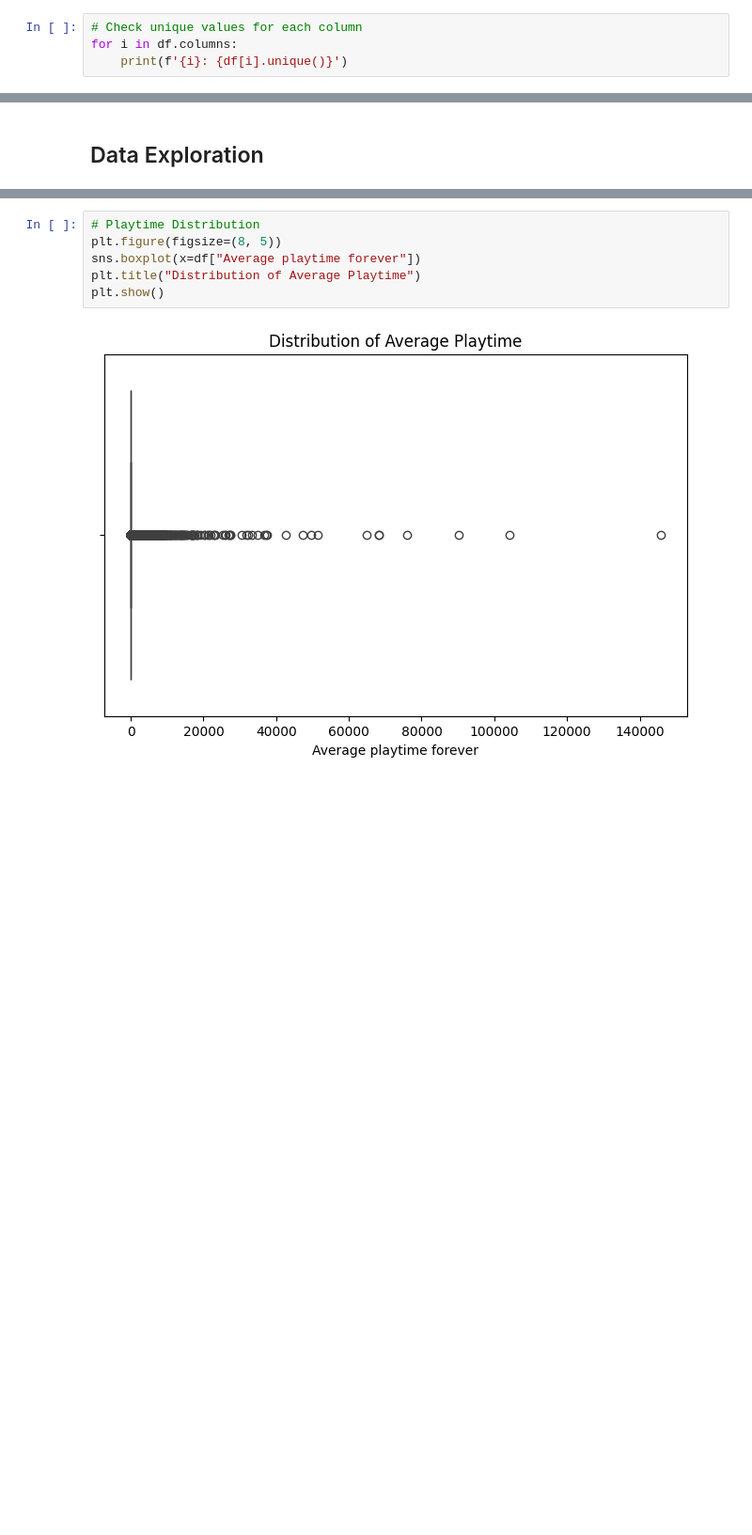
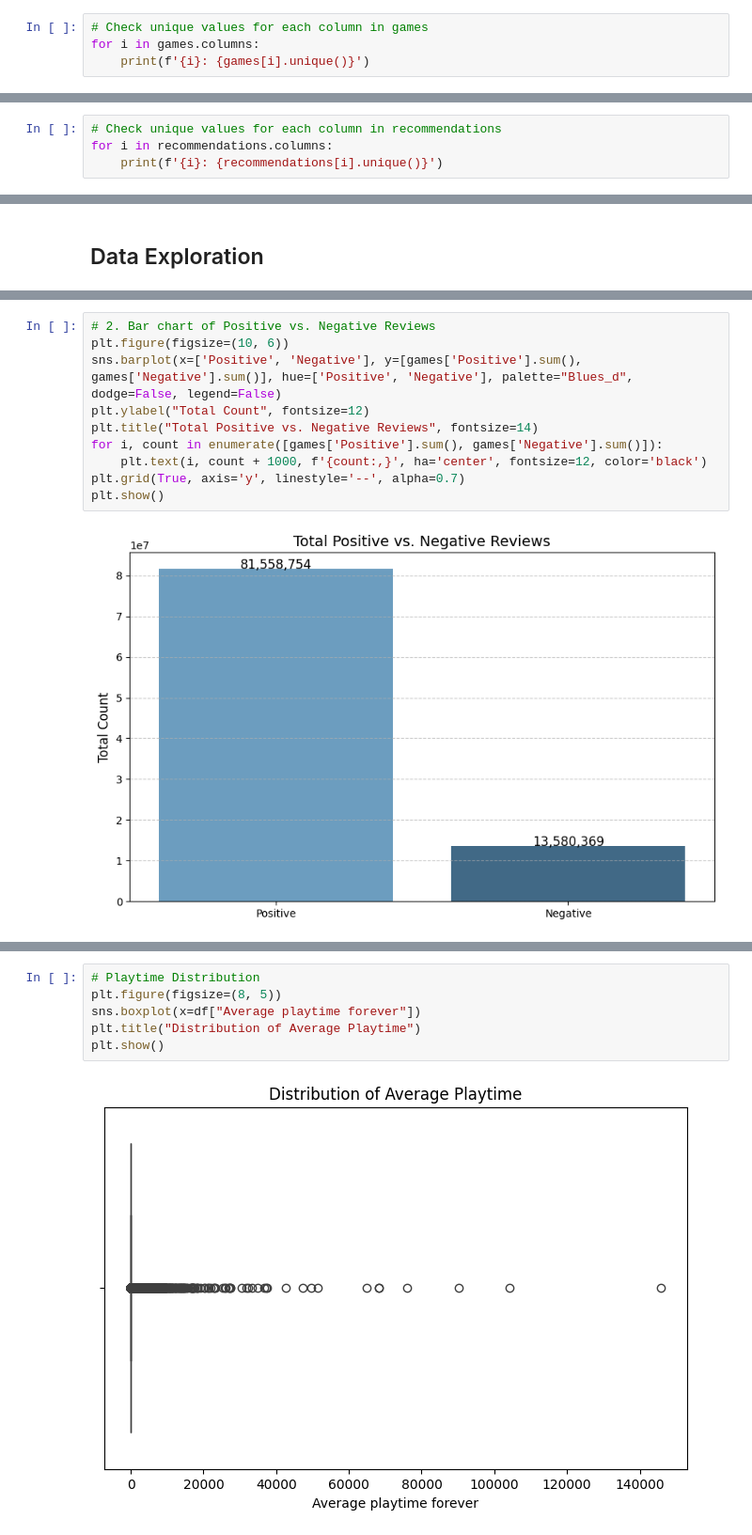
Before and after one commit to derricknguyen12/cse150a_project, a Jupyter notebook: proj.ipynb, the cells around one changed output, grey strips where cells are left out. Shown: that part at 94% size. Drawn from its saved outputs; the diff is of its cells as text; blank space fills up the shorter version.

```diff
--- a/proj.ipynb
+++ b/proj.ipynb
@@ -135,7 +207,7 @@ df['Release date'] = pd.to_datetime(df['Release date'], errors='coerce')
 # %%
-# Check unique values for each column
-for i in df.columns:
-    print(f'{i}: {df[i].unique()}')
+# Check unique values for each column in games
+for i in games.columns:
+    print(f'{i}: {games[i].unique()}')
 # %% [output]
 AppID: [  20200  655370 1732930 ... 2308790 2669970 2530730]
 Name: ['Galactic Bowling' 'Train Bandit' 'Jolt Project' ... 'UNDRESS!' 'Oculant'
@@ -154,3 +226,7 @@ Release date: <DatetimeArray>
  "VR,Arcade,Puzzle-Platformer,Action,Destruction,3D,Casual,Physics,Relaxing,Platformer,3D Platformer,Score Attack,Third Person,Stylized,Logic,Colorful,Funny,Comedy,Bullet Time,Shoot 'Em Up"
  'Adventure,Cats,Cute,First-Person,Exploration,Atmospheric,Walking Simulator,Action-Adventure,3D Platformer,Hidden Object,3D,Relaxing,Multiple Endings,Conversation,Indie,Story Rich,Singleplayer,Casual ...
  'Casual,Puzzle,Hidden Object,Creature Collector,2D,Cute,Minimalist,Hand-drawn,Futuristic,Family Friendly,Aliens,Space,Logic,Relaxing,Time Manipulation,Score Attack,Singleplayer,Indie']
+# %%
+# Check unique values for each column in recommendations
+for i in recommendations.columns:
+    print(f'{i}: {recommendations[i].unique()}')
@@ -196,0 +320,12 @@ Number of duplicate rows: 0
+# %%
+# 2. Bar chart of Positive vs. Negative Reviews
+plt.figure(figsize=(10, 6))
+sns.barplot(x=['Positive', 'Negative'], y=[games['Positive'].sum(), games['Negative'].sum()], hue=['Positive', 'Negative'], palette="Blues_d", dodge=False, legend=False)
+plt.ylabel("Total Count", fontsize=12)
+plt.title("Total Positive vs. Negative Reviews", fontsize=14)
+for i, count in enumerate([games['Positive'].sum(), games['Negative'].sum()]):
+    plt.text(i, count + 1000, f'{count:,}', ha='center', fontsize=12, color='black')
+plt.grid(True, axis='y', linestyle='--', alpha=0.7)
+plt.show()
+# %% [output]
+[figure, added]
```
Also changed, not shown: parts of 55 cells of this notebook.
